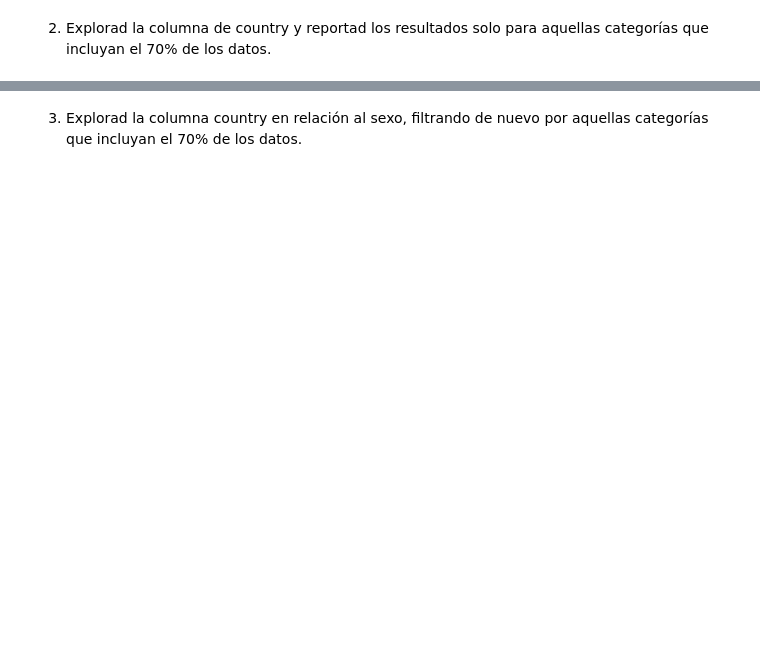
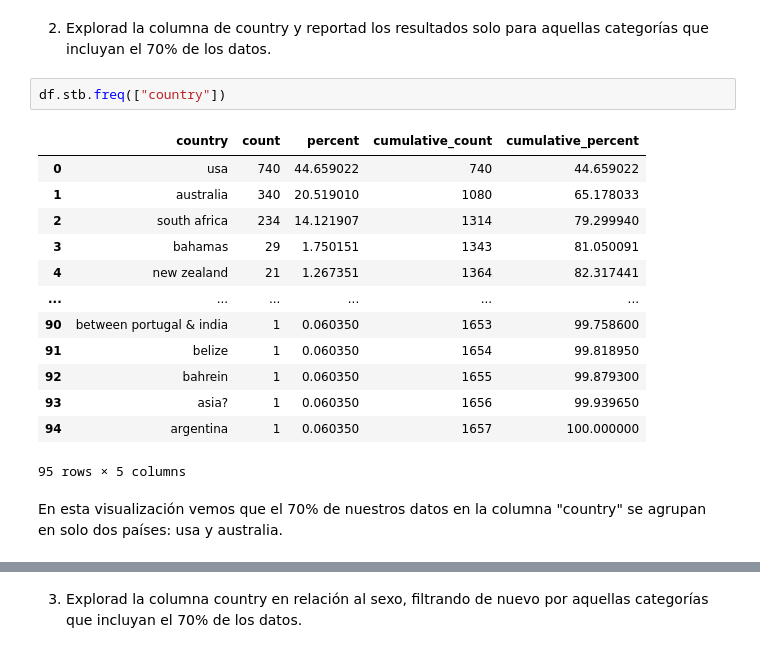
Before and after one commit to Adalab/DA-promo-c-modulo-2-sprint-2-Silvia-Pilar, a Jupyter notebook: EDA/Leccion-11-EDA-II-Nulos-y-Valores-extremos/EDA-II-Nulos-y-Valores-extremos.ipynb, the cells around one changed output, grey strips where cells are left out. Drawn from its saved outputs; the diff is of its cells as text; blank space fills up the shorter version.

```diff
--- a/EDA/Leccion-11-EDA-II-Nulos-y-Valores-extremos/EDA-II-Nulos-y-Valores-extremos.ipynb
+++ b/EDA/Leccion-11-EDA-II-Nulos-y-Valores-extremos/EDA-II-Nulos-y-Valores-extremos.ipynb
@@ -39,2 +78,20 @@ Usad la librería sidetable para:
 # %% [markdown]
 2. Explorad la columna de country y reportad los resultados solo para aquellas categorías que incluyan el 70% de los datos.
+# %%
+df.stb.freq(["country"])
+# %% [output]
+|  | country | count | percent | cumulative_count | cumulative_percent |
+| 0 | usa | 740 | 44.659022 | 740 | 44.659022 |
+| 1 | australia | 340 | 20.519010 | 1080 | 65.178033 |
+| 2 | south africa | 234 | 14.121907 | 1314 | 79.299940 |
+| 3 | bahamas | 29 | 1.750151 | 1343 | 81.050091 |
+| 4 | new zealand | 21 | 1.267351 | 1364 | 82.317441 |
+| ... | ... | ... | ... | ... | ... |
+| 90 | between portugal & india | 1 | 0.060350 | 1653 | 99.758600 |
+| 91 | belize | 1 | 0.060350 | 1654 | 99.818950 |
+| 92 | bahrein | 1 | 0.060350 | 1655 | 99.879300 |
+| 93 | asia? | 1 | 0.060350 | 1656 | 99.939650 |
+| 94 | argentina | 1 | 0.060350 | 1657 | 100.000000 |
+95 rows × 5 columns
+# %% [markdown]
+En esta visualización vemos que el 70% de nuestros datos en la columna "country" se agrupan en solo dos países: usa y australia.
```
Also changed, not shown: parts of 15 cells of this notebook, 2 other files.
